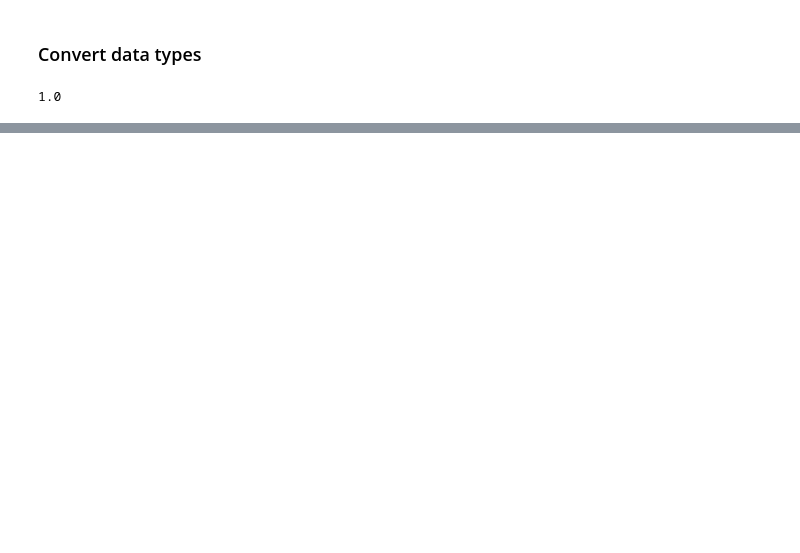
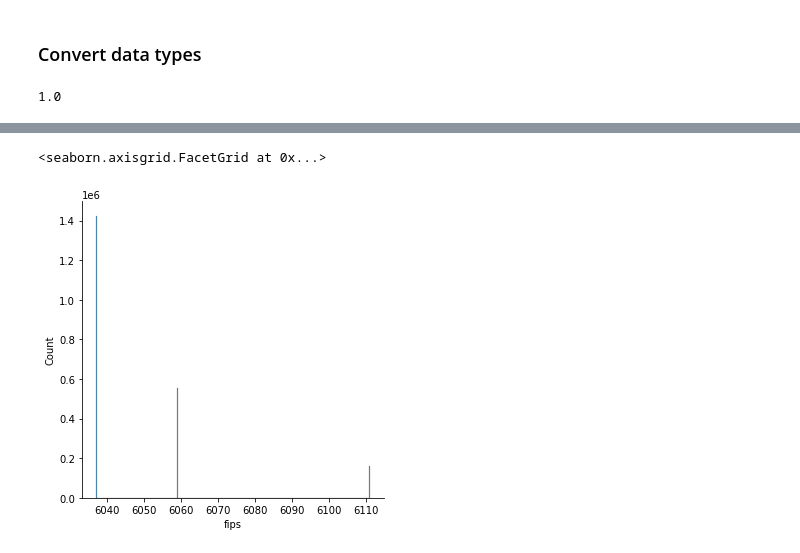
Before and after one commit to patrickamwayi/regression-exercises, a Jupyter notebook: wrangle.ipynb, the cells around one changed output, grey strips where cells are left out. Drawn from its saved outputs; the diff is of its cells as text; code cells hidden in the pictures; blank space fills up the shorter version.

```diff
--- a/wrangle.ipynb
+++ b/wrangle.ipynb
@@ -322,0 +344,6 @@ for i in df.columns:
+# %%
+
+sns.displot(x='fips', data=df)
+# %% [output]
+<seaborn.axisgrid.FacetGrid at 0x...>
+[figure, added]
```
Also changed, not shown: parts of 54 cells of this notebook.
